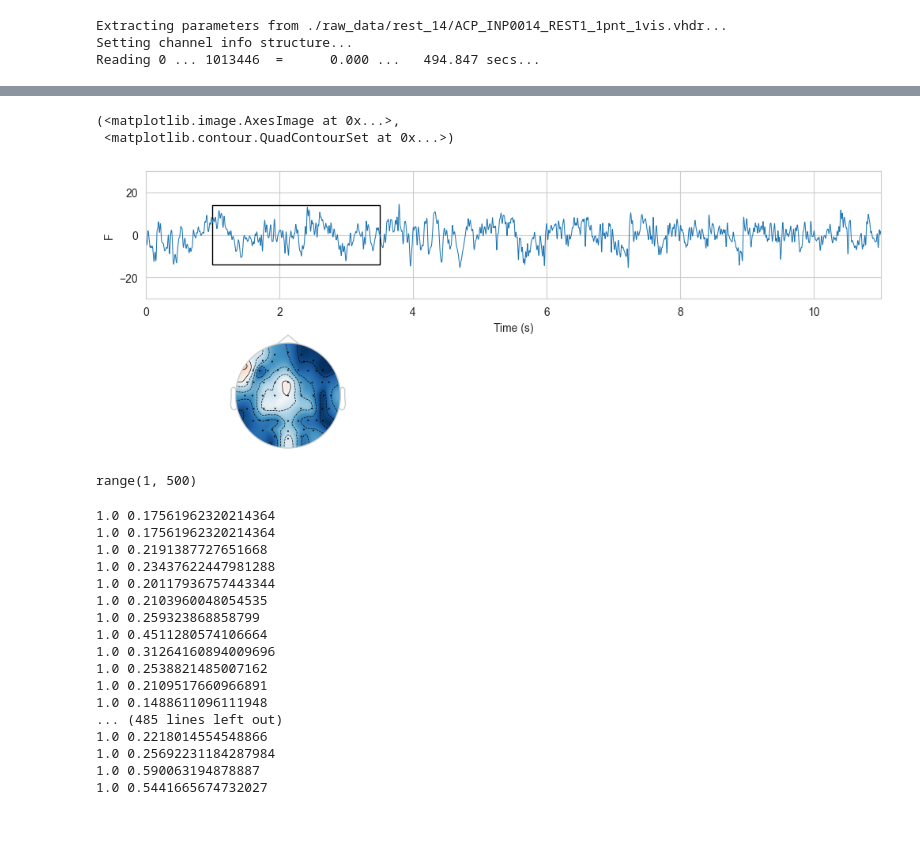
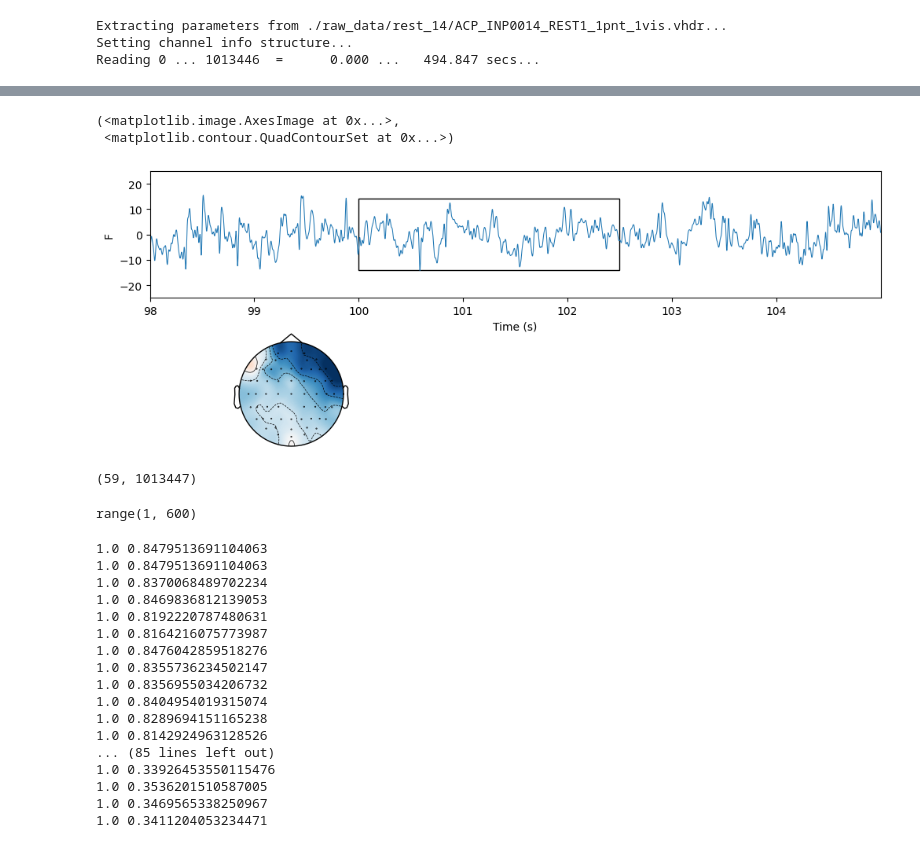
Before and after one commit to anast3t/nsu-microstate-rest-eeg, a Jupyter notebook: rpf_lib_test.ipynb, the cells around one changed output, grey strips where cells are left out. Saved outputs shown, nothing was run; the diff lists cells and outputs as text; code cells hidden in the pictures.

```diff
--- a/rpf_lib_test.ipynb
+++ b/rpf_lib_test.ipynb
@@ -87,6 +95,6 @@ print(covs.shape, clean_covs.shape)
 # %%
-z_th = 2       # z-score threshold
-train_covs = 300  # nb of matrices to train the potato
+z_th = 1.6 #4.65      # z-score threshold
+train_covs = 500  # nb of matrices to train the potato
 # %%
 # Calibrate potato by unsupervised training on first matrices: compute a
 # reference matrix, mean and standard deviation of distances to this reference.
@@ -150,7 +144,7 @@ array([0.17561962, 0.21913877, 0.23437622, 0.20117937, 0.210396  ,
 # %%
 %matplotlib inline
 def plot_sig(ax, time, sig):
-    ax.axis((time[0], time[-1], -30, 30))
+    ax.axis((time[0], time[-1], -25, 25))
     pl, = ax.plot(time, sig, lw=0.75)
     ax.axhspan(
         -14, 14, edgecolor='k', facecolor='none',
@@ -159,37 +153,45 @@ def plot_sig(ax, time, sig):
     return pl
 
 
 # Prepare data for online detection
-test_covs_max = 500     # nb of matrices to visualize in this example
-test_time_start = -1    # start time to display signal
-test_time_end = 10       # end time to display signal
+test_covs_max = 600    # nb of matrices to visualize in this example
+test_time_start = -2    # start time to display signal
+test_time_end = 5       # end time to display signal
+
+time_start = train_covs * interval + test_time_start
+time_end = train_covs * interval + test_time_end
 
 xmin = -test_time_start / (test_time_end - test_time_start)
 xmax = (duration - test_time_start) / (test_time_end - test_time_start)
 
-time_start = test_time_start + 1
-time_end = test_time_end + 1
+# time_start = test_time_start + 1
+# time_end = test_time_end + 1
 time = np.linspace(time_start, time_end, int((time_end - time_start) * sfreq),
                    endpoint=False)
 
 eeg_data = 3e5 * raw.get_data(picks=ch_names)
 sig = eeg_data[:, int(time_start * sfreq):int(time_end * sfreq)]
 
 
 
 fig = plt.figure(figsize=(12, 10), constrained_layout=False)
 # fig.suptitle('Online artifact detection by potatoes', fontsize=16)
 gs = fig.add_gridspec(nrows=4, ncols=40, top=0.90, hspace=0.3, wspace=1.0)
 ax_sig0 = fig.add_subplot(gs[0, :], xlabel='Time (s)', ylabel=ch_names[0])
 pl_sig0 = plot_sig(ax_sig0, time, sig[0])
 text = fig.text(0.5, 0.95, '', ha='center', va='center', fontsize=16)
 ax_topo = fig.add_axes([0.2, 0.55, 0.15, 0.15])
 
 full_eeg_data = raw.get_data()
 mean_eeg_in_axhspan = full_eeg_data[:, int(xmin * sfreq):int(xmax * sfreq)]
 mne.viz.plot_topomap(mean_eeg_in_axhspan.T.mean(axis=0), raw.info, axes=ax_topo, show=False)
 # %% [output]
 (<matplotlib.image.AxesImage at 0x...>,
  <matplotlib.contour.QuadContourSet at 0x...>)
-[figure, old version]
+[figure, new version]
+# %%
+
+raw.get_data().shape
+# %% [output]
+(59, 1013447)
 # %%
@@ -234,7 +240,7 @@ potato = FuncAnimation(fig, online_detect,
 # %%
 print(range(1, test_covs_max))
 # %% [output]
-range(1, 500)
+range(1, 600)
 # %%
 # Plot complete visu: a dynamic display is required
 %matplotlib inline
@@ -247,23 +253,23 @@ except ImportError:
     raise ImportError("Install IPython to plot animation in documentation")
 
 plt.rcParams["animation.embed_limit"] = 100
-with open("data.html", "w") as file:
+with open("data3.html", "w") as file:
     file.write(HTML(potato.to_jshtml(fps=5, default_mode='loop')).data)
 # %% [output]
-1.0 0.17561962320214364
-1.0 0.17561962320214364
-1.0 0.2191387727651668
-1.0 0.23437622447981288
-1.0 0.20117936757443344
-1.0 0.2103960048054535
-1.0 0.259323868858799
-1.0 0.4511280574106664
-1.0 0.31264160894009696
-1.0 0.2538821485007162
-1.0 0.2109517660966891
-1.0 0.1488611096111948
-... (485 lines left out)
-1.0 0.2218014554548866
-1.0 0.25692231184287984
-1.0 0.590063194878887
-1.0 0.5441665674732027
+1.0 0.8479513691104063
+1.0 0.8479513691104063
+1.0 0.8370068489702234
+1.0 0.8469836812139053
+1.0 0.8192220787480631
+1.0 0.8164216075773987
+1.0 0.8476042859518276
+1.0 0.8355736234502147
+1.0 0.8356955034206732
+1.0 0.8404954019315074
+1.0 0.8289694151165238
+1.0 0.8142924963128526
+... (85 lines left out)
+1.0 0.33926453550115476
+1.0 0.3536201510587005
+1.0 0.3469565338250967
+1.0 0.3411204053234471
```
Also changed, not shown: parts of 12 cells of this notebook.
